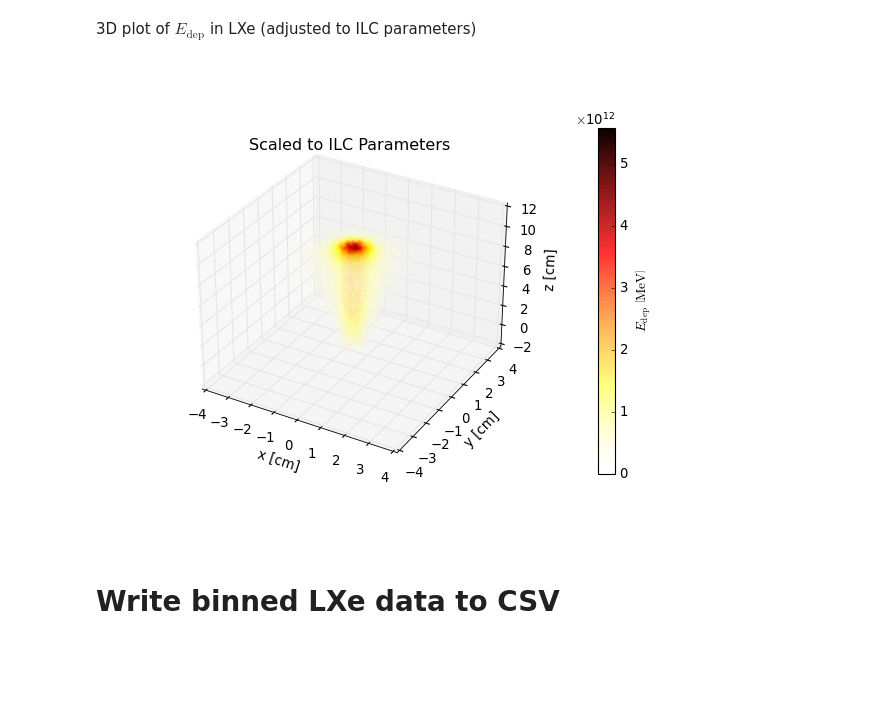
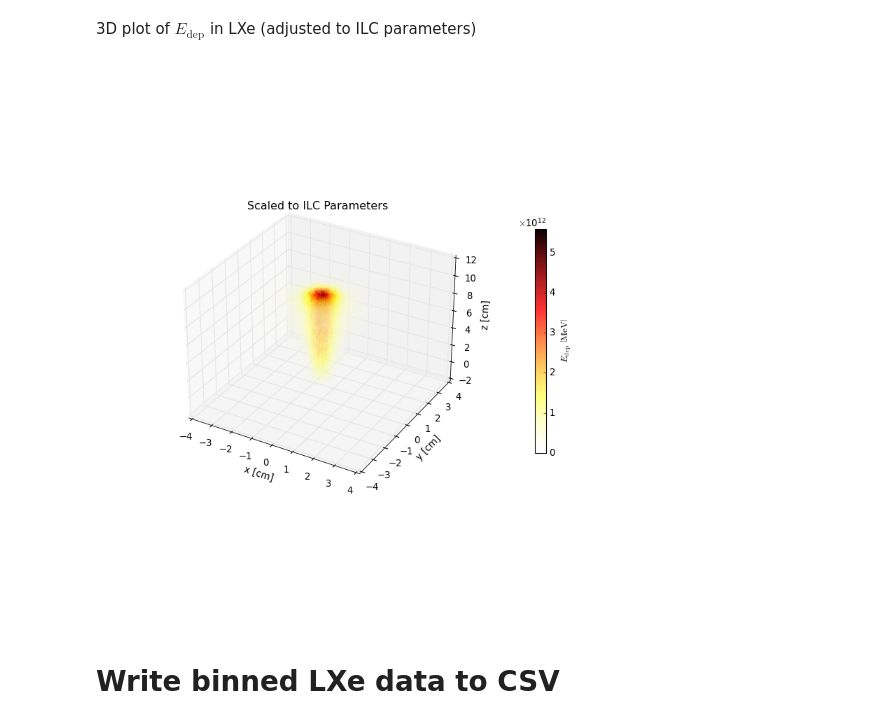
Before and after one commit to MaxVarverakis/G4Bl-LXeSims, a Jupyter notebook: analysis/zslice.ipynb, the cells around one changed output. Drawn from its saved outputs; the diff is of its cells as text; code cells hidden in the pictures; blank space fills up the shorter version.

```diff
--- a/analysis/zslice.ipynb
+++ b/analysis/zslice.ipynb
@@ -545,19 +545,19 @@ customCMAP()
 3D plot of $E_{\textrm{dep}}$ in LXe (adjusted to ILC parameters)
 # %%
 plt.close()
-fig, ax = plt.subplots(subplot_kw={"projection": "3d"})
+fig, ax = plt.subplots(subplot_kw={"projection": "3d"}, figsize=(10,10))
 img = ax.scatter(X.ravel(), Y.ravel(), Z.ravel(), c=edep_data.ravel(), marker='o', s=5, cmap='hot_rT', edgecolors='none')
 ax.set_xlabel('x [cm]')
 ax.set_ylabel('y [cm]')
 ax.set_zlabel('z [cm]')
 # ax.set_title()
 ax.set_title('Scaled to ILC Parameters')
-cb = fig.colorbar(img, ax=ax, label=r'$E_{\mathrm{dep}}\ \left[\mathrm{MeV}\right]$', pad=0.15, shrink=.9)
+cb = fig.colorbar(img, ax=ax, label=r'$E_{\mathrm{dep}}\ \left[\mathrm{MeV}\right]$', pad=0.15, shrink=.5)
 cb.formatter.set_useMathText(True)
 cb.formatter.set_powerlimits((0, 0))
 plt.show()
 # %% [output]
-[figure, old version]
+[figure, new version]
 # %% [markdown]
 # Write binned LXe data to CSV
 # %%
```
Also changed, not shown: 3 other files.
